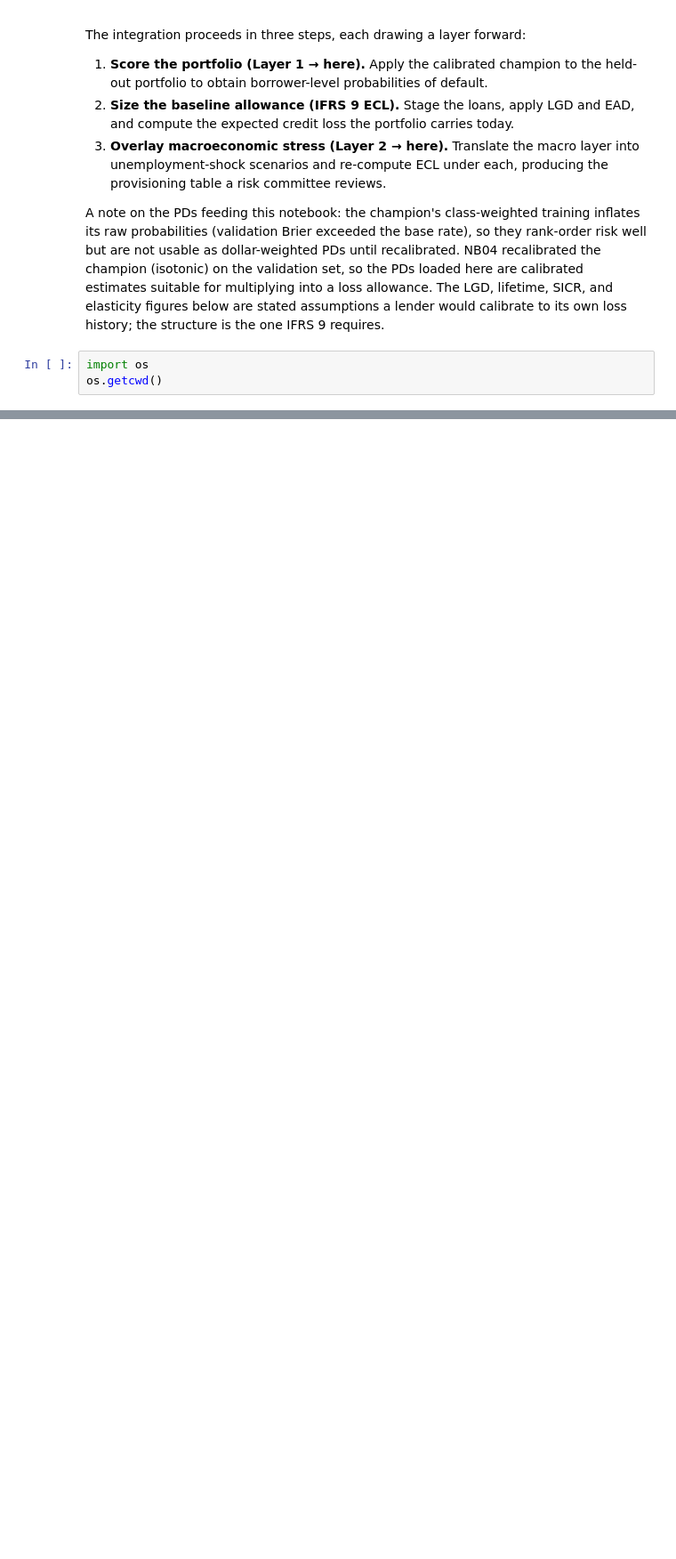
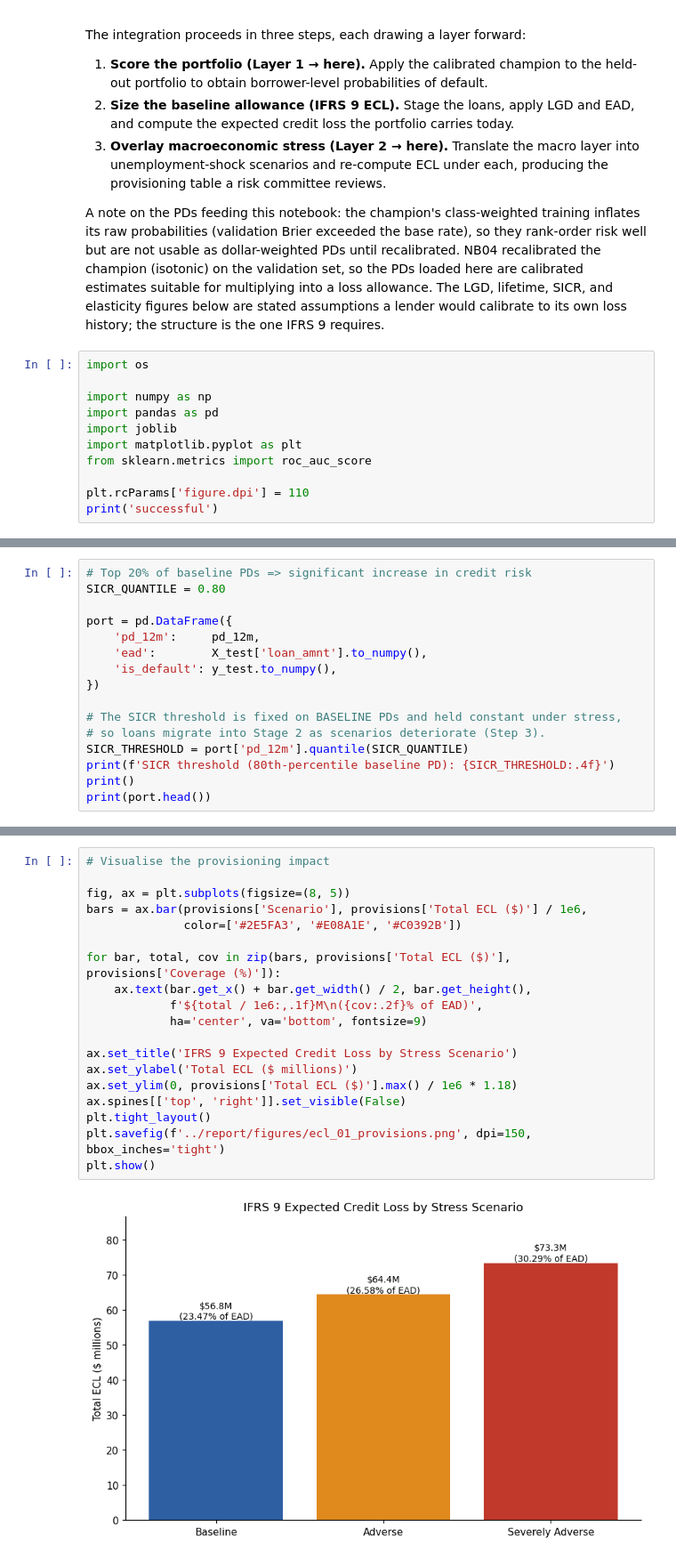
Before and after one commit to MIJUMBO/consumer-credit-risk-modelling, a Jupyter notebook: notebooks/06_stress_testing_and_ecl.ipynb, the cells around one changed output, grey strips where cells are left out. Shown at 89% size. Drawn from its saved outputs; the diff is of its cells as text; blank space fills up the shorter version.

```diff
--- a/notebooks/06_stress_testing_and_ecl.ipynb
+++ b/notebooks/06_stress_testing_and_ecl.ipynb
@@ -18,5 +18,13 @@ The integration proceeds in three steps, each drawing a layer forward:
 A note on the PDs feeding this notebook: the champion's class-weighted training inflates its raw probabilities (validation Brier exceeded the base rate), so they rank-order risk well but are not usable as dollar-weighted PDs until recalibrated. NB04 recalibrated the champion (isotonic) on the validation set, so the PDs loaded here are calibrated estimates suitable for multiplying into a loss allowance. The LGD, lifetime, SICR, and elasticity figures below are stated assumptions a lender would calibrate to its own loss history; the structure is the one IFRS 9 requires.
 # %%
 import os
-os.getcwd()
+
+import numpy as np
+import pandas as pd
+import joblib
+import matplotlib.pyplot as plt
+from sklearn.metrics import roc_auc_score
+
+plt.rcParams['figure.dpi'] = 110
+print('successful')
 # %% [output]
@@ -23,0 +146,16 @@ os.getcwd()
+# %%
+# Top 20% of baseline PDs => significant increase in credit risk
+SICR_QUANTILE = 0.80
+
+port = pd.DataFrame({
+    'pd_12m':     pd_12m,
+    'ead':        X_test['loan_amnt'].to_numpy(),
+    'is_default': y_test.to_numpy(),
+})
+
+# The SICR threshold is fixed on BASELINE PDs and held constant under stress,
+# so loans migrate into Stage 2 as scenarios deteriorate (Step 3).
+SICR_THRESHOLD = port['pd_12m'].quantile(SICR_QUANTILE)
+print(f'SICR threshold (80th-percentile baseline PD): {SICR_THRESHOLD:.4f}')
+print()
+print(port.head())
@@ -23,0 +322,21 @@ os.getcwd()
+# %%
+# Visualise the provisioning impact
+
+fig, ax = plt.subplots(figsize=(8, 5))
+bars = ax.bar(provisions['Scenario'], provisions['Total ECL ($)'] / 1e6,
+              color=['#2E5FA3', '#E08A1E', '#C0392B'])
+
+for bar, total, cov in zip(bars, provisions['Total ECL ($)'], provisions['Coverage (%)']):
+    ax.text(bar.get_x() + bar.get_width() / 2, bar.get_height(),
+            f'${total / 1e6:,.1f}M\n({cov:.2f}% of EAD)',
+            ha='center', va='bottom', fontsize=9)
+
+ax.set_title('IFRS 9 Expected Credit Loss by Stress Scenario')
+ax.set_ylabel('Total ECL ($ millions)')
+ax.set_ylim(0, provisions['Total ECL ($)'].max() / 1e6 * 1.18)
+ax.spines[['top', 'right']].set_visible(False)
+plt.tight_layout()
+plt.savefig(f'../report/figures/ecl_01_provisions.png', dpi=150, bbox_inches='tight')
+plt.show()
+# %% [output]
+[figure, added]
```
Also changed, not shown: parts of 14 cells of this notebook, 1 other file.
